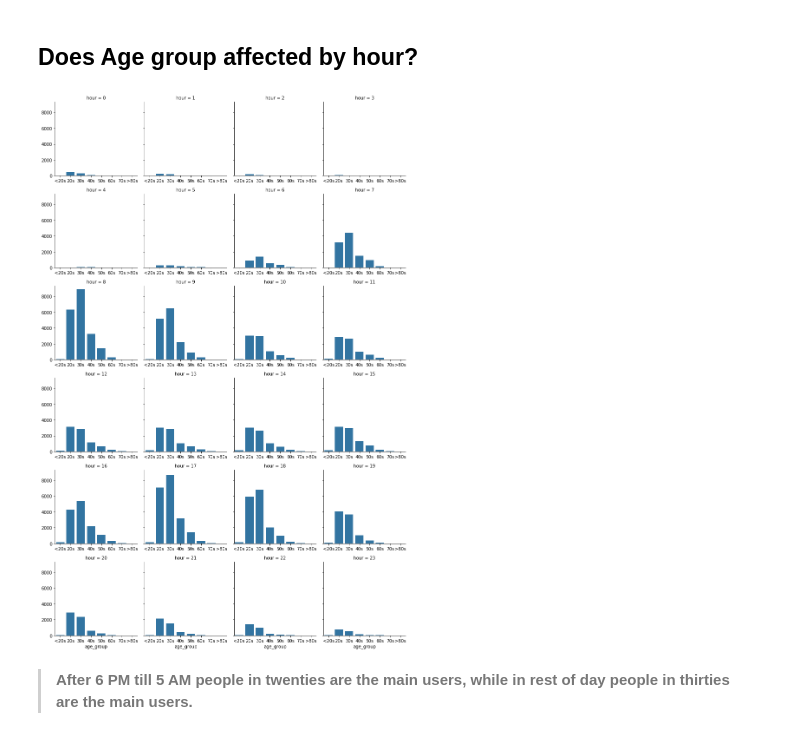
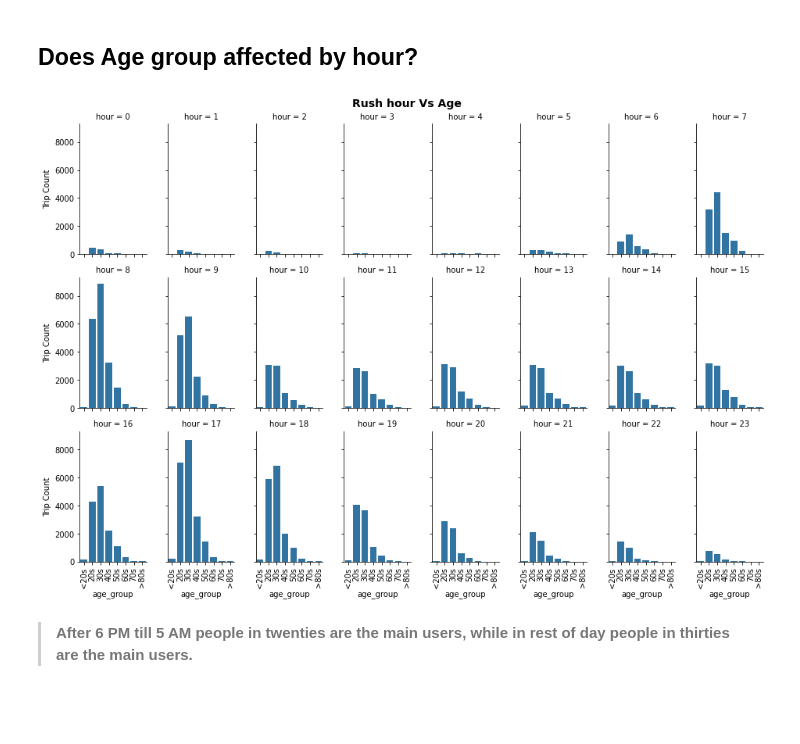
Before and after one commit to shiko92/Communicate-Data-Findings, a Jupyter notebook: Communicate Data Findings.ipynb, the cells around one changed output. Drawn from its saved outputs; the diff is of its cells as text; code cells hidden in the pictures; blank space fills up the shorter version.

```diff
--- a/Communicate Data Findings.ipynb
+++ b/Communicate Data Findings.ipynb
@@ -22,5 +29,5 @@ Try and motivate your exploration goals through this section.
 # %%
-data = pd.read_csv('201902-fordgobike-tripdata.csv')
+data = pd.read_csv('/content/drive/MyDrive/201902-fordgobike-tripdata.csv')
 # %%
 # high-level overview of data shape and composition
 print(data.shape)
@@ -177,6 +184,8 @@ Name: start_time, dtype: object
 data['month'] = data['start_time'].dt.month
 data['hour'] = data['start_time'].dt.hour
 data['day']=data['start_time'].dt.day_name()
+# %%
+data['weekend'] = ((pd.DatetimeIndex(data.start_time).dayofweek) // 5 == 1).astype(int)
 # %%
 data
 # %% [output]
@@ -374,5 +429,10 @@ dur_gen_age.fig.suptitle('Trip duration Vs Gender Vs Age');
 g = sb.FacetGrid(data = df, col = 'age_group', col_wrap = 4)
 bins =  np.arange(0, (df['duration_min'].max())+5, 0.5)
 g.map(sb.histplot,'duration_min', bins=bins)
-plt.xscale('symlog');
+g.fig.suptitle('Trip duration Vs Age',fontsize=14, fontweight='bold')
+plt.xscale('symlog')
+g.fig.subplots_adjust(top=0.85);
+
+for ax in g.axes.flat:
+    ax.set_ylabel("Trip Count")
 # %% [output]
@@ -440,5 +499,9 @@ plt.xticks(fontsize=20);
 # %%
 g = sb.FacetGrid(data = df, col = 'day',col_wrap=4)
 g.map(plt.hist, "hour")
-plt.xticks(np.arange(min(df.hour), max(df.hour)+1, 2));
+plt.xticks(np.arange(min(df.hour), max(df.hour)+1, 2))
+g.fig.suptitle('Rush hour per day',fontsize=14, fontweight='bold')
+g.fig.subplots_adjust(top=0.85)
+for ax in g.axes.flat:
+    ax.set_ylabel("Trip Count");
 # %% [output]
@@ -449,10 +512,15 @@ plt.xticks(np.arange(min(df.hour), max(df.hour)+1, 2));
 # %% [markdown]
 ## Does Age group affected by hour?
 # %%
-g = sb.FacetGrid(data = df, col = 'hour',col_wrap=4, sharex=False)
-g.map(sb.countplot, "age_group", order =['<20s','20s','30s','40s','50s','60s','70s','>80s'] );
+g = sb.FacetGrid(data = df, col = 'hour', col_wrap=8, aspect = .55)
+g.map(sb.countplot, "age_group", order =['<20s','20s','30s','40s','50s','60s','70s','>80s'] )
+g.fig.suptitle('Rush hour Vs Age',fontsize=14, fontweight='bold')
+g.fig.subplots_adjust(top=.93)
+for ax in g.axes.flat:
+    ax.set_ylabel("Trip Count")
+    ax.set_xticklabels(ax.get_xticklabels(), rotation = 90);
 # %% [output]
-[figure, old version]
+[figure, new version]
 # %% [markdown]
 >**After 6 PM till 5 AM people in twenties are the main users, while in rest of day people in thirties are the main users.**
 # %% [markdown]
```
Also changed, not shown: parts of 66 cells of this notebook.
